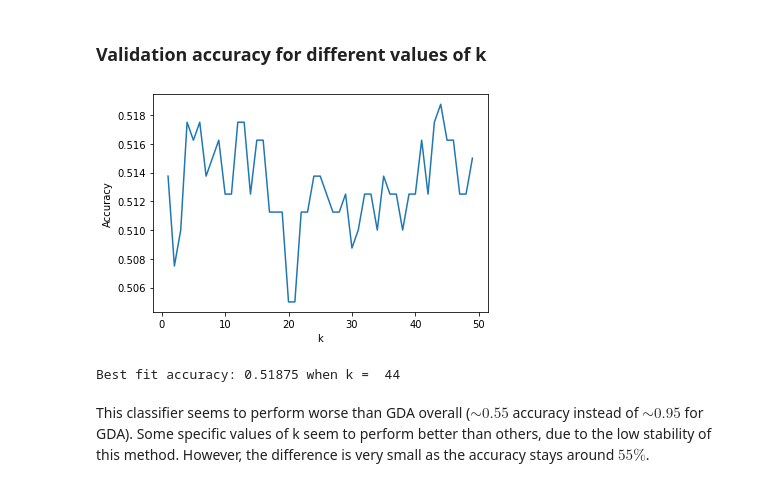
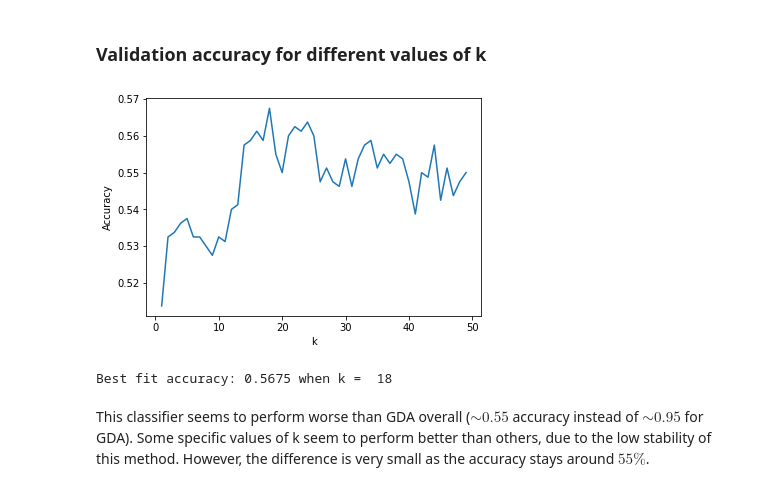
Before and after one commit to louis-ple/ML_Assignments, a Jupyter notebook: Assignment 2/INF8245E_Assignment2_1933334.ipynb, the cells around one changed output. Drawn from its saved outputs; the diff is of its cells as text; code cells hidden in the pictures.

```diff
--- a/Assignment 2/INF8245E_Assignment2_1933334.ipynb
+++ b/Assignment 2/INF8245E_Assignment2_1933334.ipynb
@@ -143,7 +148,18 @@ w1:  [ 13.60686897  -8.0411546   -5.60977675  -2.8935371   -8.97023036
 # %%
 import matplotlib.pyplot as plt
 
-def k_NN(x_train, x_valid, y_valid, k_max):
+def k_NN(train, valid, k_max):
+
+    ypos = len(np.array(valid)[0]) - 1
+
+    y_valid = valid[ypos].to_numpy()
+    y_train = train[ypos].to_numpy()
+
+    x_valid = valid.drop(columns=[ypos])
+    x_valid = x_valid.to_numpy()
+
+    x_train = train.drop(columns=[ypos])
+    x_train = x_train.to_numpy()
 
     best_accuracy = 0
     accuracies = []
@@ -152,16 +168,11 @@ def k_NN(x_train, x_valid, y_valid, k_max):
         tp,fp,fn,tn = 0,0,0,0
 
         for j in range(len(y_valid)):
-
-            distances = np.power(np.linalg.norm(x_train-x_valid[j], None, 1),2)
+            distances = np.linalg.norm(x_valid[j]-x_train, None, 1)
             neighbourhood = distances.argsort()
             k_nearest_neighbours = neighbourhood[:k]
 
-            if(x_train[k_nearest_neighbours,19].sum() > 0):
-                prediction=1
-            else:
-                prediction=0
-
+            prediction = round(y_train[k_nearest_neighbours].mean())
             actual = y_valid[j]
 
             if prediction==1 and prediction==actual:
@@ -187,19 +198,11 @@ def k_NN(x_train, x_valid, y_valid, k_max):
     plt.show()
 
     print('Best fit accuracy:', best_accuracy, 'when k = ', best_k)
-# %%
-y_valid = valid[20]
-
-x_valid = valid.drop(columns=[20])
-x_valid = x_valid.to_numpy()
-
-x_train = train.drop(columns=[20])
-x_train = x_train.to_numpy()
-
-k_NN(x_train, x_valid, y_valid, 50)
-# %% [output]
-[figure, removed]
-Best fit accuracy: 0.51875 when k =  44
+# %%
+k_NN(train, valid, 50)
+# %% [output]
+[figure, added]
+Best fit accuracy: 0.5675 when k =  18
 # %% [markdown]
 This classifier seems to perform worse than GDA overall ($\sim0.55$ accuracy instead of $\sim0.95$ for GDA). Some specific values of k seem to perform better than others, due to the low stability of this method. However, the difference is very small as the accuracy stays around $55\%$.
 # %% [markdown]
```
Also changed, not shown: parts of 14 cells of this notebook, 7 other files.
